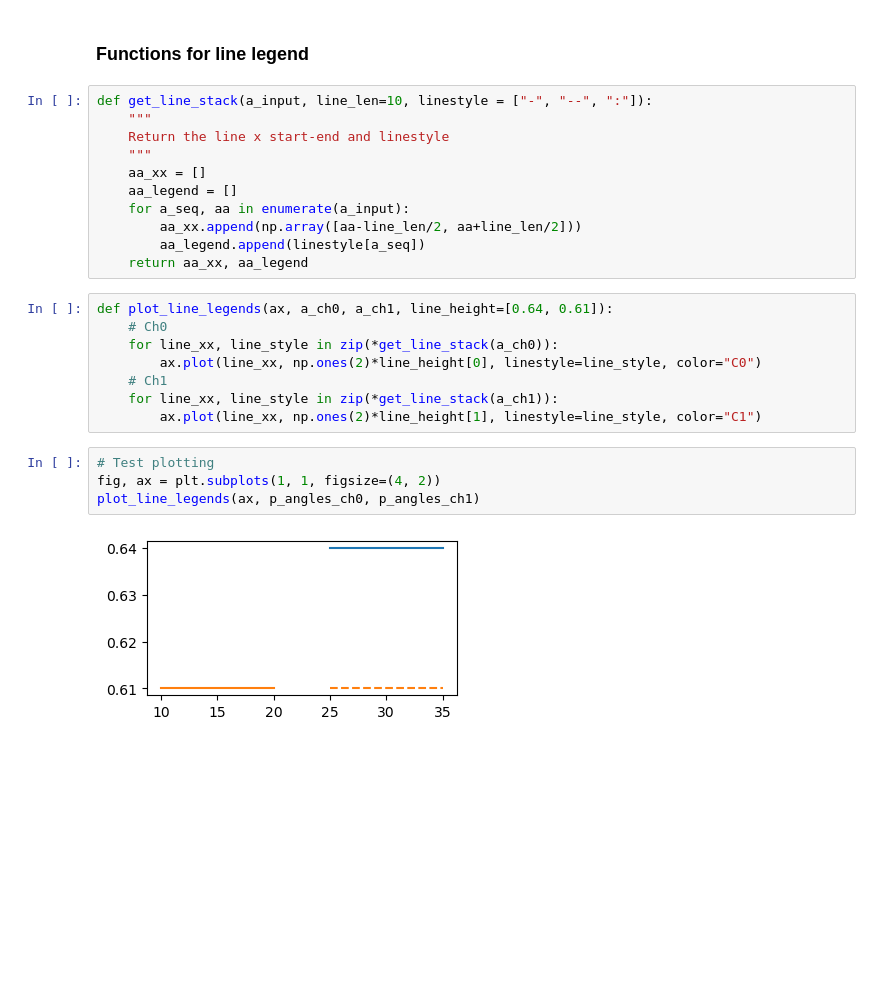
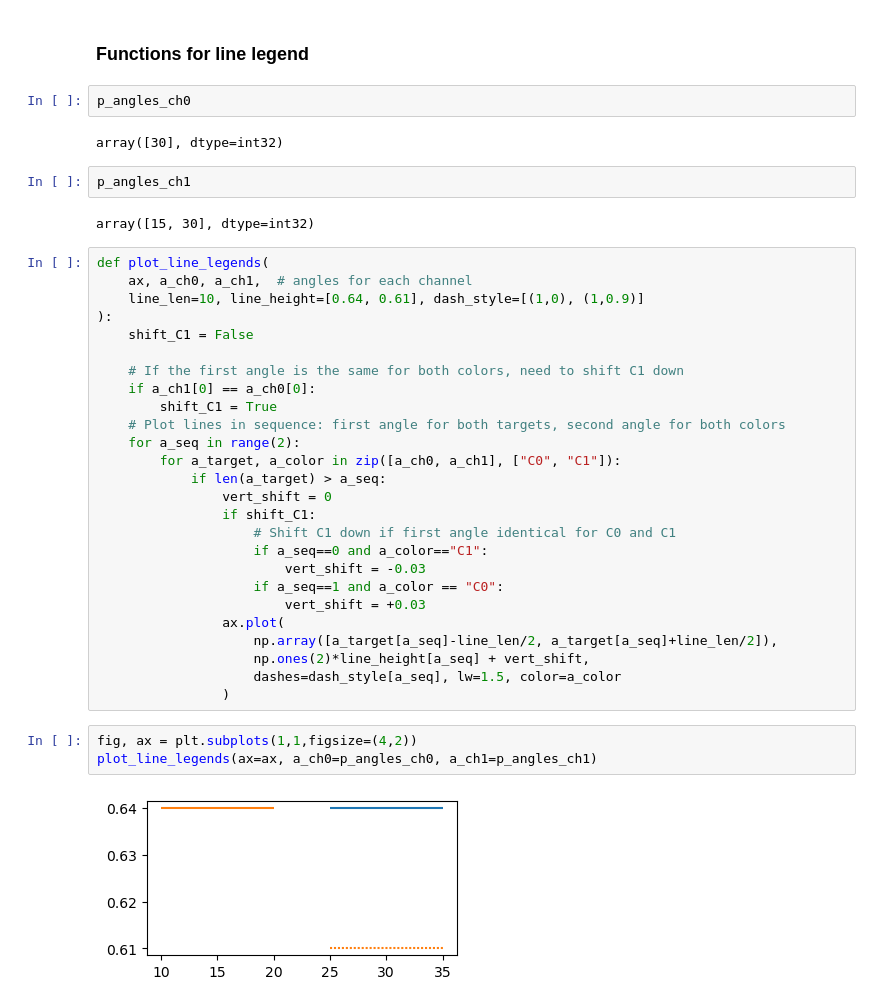
Before and after one commit to leewujung/porpoise_spheroid, a Jupyter notebook: notebooks_fig/fig_echo_angle_TS.ipynb, the cells around one changed output. Drawn from its saved outputs; the diff is of its cells as text; blank space fills up the shorter version.

```diff
--- a/notebooks_fig/fig_echo_angle_TS.ipynb
+++ b/notebooks_fig/fig_echo_angle_TS.ipynb
@@ -614,31 +625,45 @@ CT4
 ## Put angle distribution and TS spectrum together
 # %% [markdown]
 ### Functions for line legend
-# %%
-def get_line_stack(a_input, line_len=10, linestyle = ["-", "--", ":"]):
-    """
-    Return the line x start-end and linestyle
-    """
-    aa_xx = []
-    aa_legend = []
-    for a_seq, aa in enumerate(a_input):
-        aa_xx.append(np.array([aa-line_len/2, aa+line_len/2]))
-        aa_legend.append(linestyle[a_seq])
-    return aa_xx, aa_legend
-# %%
-def plot_line_legends(ax, a_ch0, a_ch1, line_height=[0.64, 0.61]):
-    # Ch0
-    for line_xx, line_style in zip(*get_line_stack(a_ch0)):
-        ax.plot(line_xx, np.ones(2)*line_height[0], linestyle=line_style, color="C0")
-    # Ch1
-    for line_xx, line_style in zip(*get_line_stack(a_ch1)):
-        ax.plot(line_xx, np.ones(2)*line_height[1], linestyle=line_style, color="C1")
-# %%
-# Test plotting
-fig, ax = plt.subplots(1, 1, figsize=(4, 2))
-plot_line_legends(ax, p_angles_ch0, p_angles_ch1)
-# %% [output]
-[figure, removed]
+# %%
+p_angles_ch0
+# %% [output]
+array([30], dtype=int32)
+# %%
+p_angles_ch1
+# %% [output]
+array([15, 30], dtype=int32)
+# %%
+def plot_line_legends(
+    ax, a_ch0, a_ch1,  # angles for each channel
+    line_len=10, line_height=[0.64, 0.61], dash_style=[(1,0), (1,0.9)]
+):
+    shift_C1 = False
+
+    # If the first angle is the same for both colors, need to shift C1 down
+    if a_ch1[0] == a_ch0[0]:
+        shift_C1 = True
+    # Plot lines in sequence: first angle for both targets, second angle for both colors
+    for a_seq in range(2):
+        for a_target, a_color in zip([a_ch0, a_ch1], ["C0", "C1"]):
+            if len(a_target) > a_seq:
+                vert_shift = 0
+                if shift_C1:
+                    # Shift C1 down if first angle identical for C0 and C1
+                    if a_seq==0 and a_color=="C1":
+                        vert_shift = -0.03
+                    if a_seq==1 and a_color == "C0":
+                        vert_shift = +0.03
+                ax.plot(
+                    np.array([a_target[a_seq]-line_len/2, a_target[a_seq]+line_len/2]),
+                    np.ones(2)*line_height[a_seq] + vert_shift,
+                    dashes=dash_style[a_seq], lw=1.5, color=a_color
+                )
+# %%
+fig, ax = plt.subplots(1,1,figsize=(4,2))
+plot_line_legends(ax=ax, a_ch0=p_angles_ch0, a_ch1=p_angles_ch1)
+# %% [output]
+[figure, added]
 # %%
 fig, ax = plt.subplots(8, 2, figsize=(8.5, 14), facecolor="w")#, constrained_layout=True)
 
```
Also changed, not shown: parts of 8 cells of this notebook.
